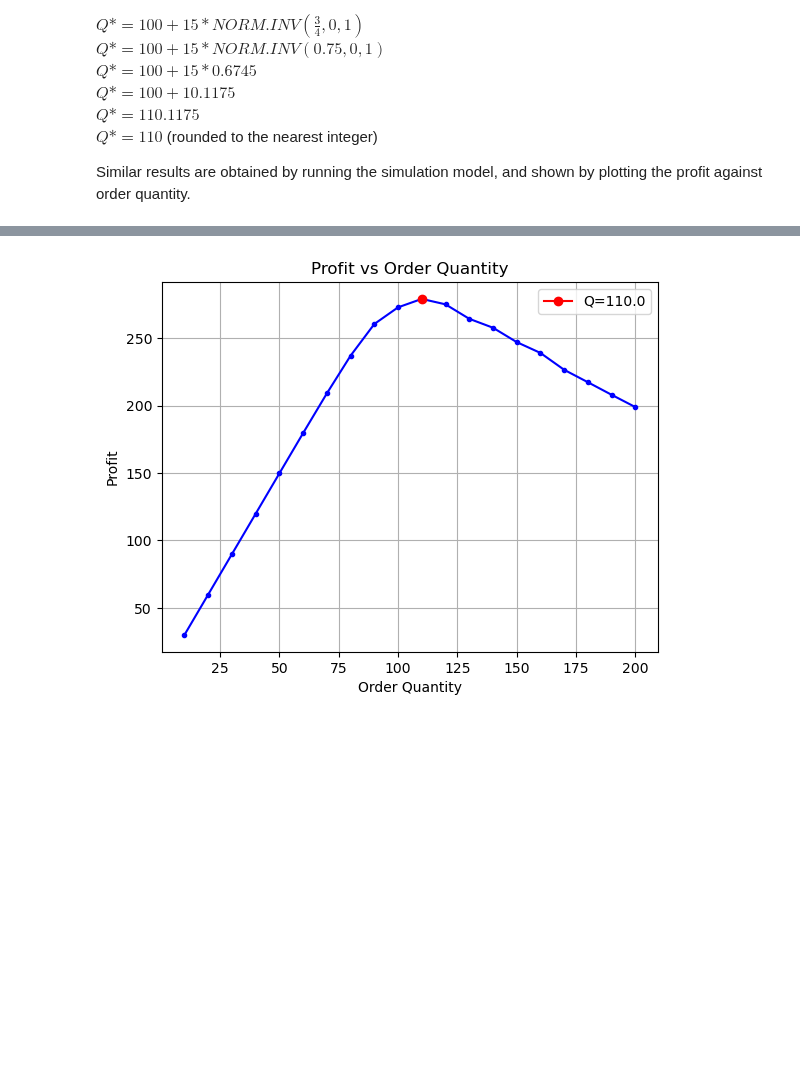
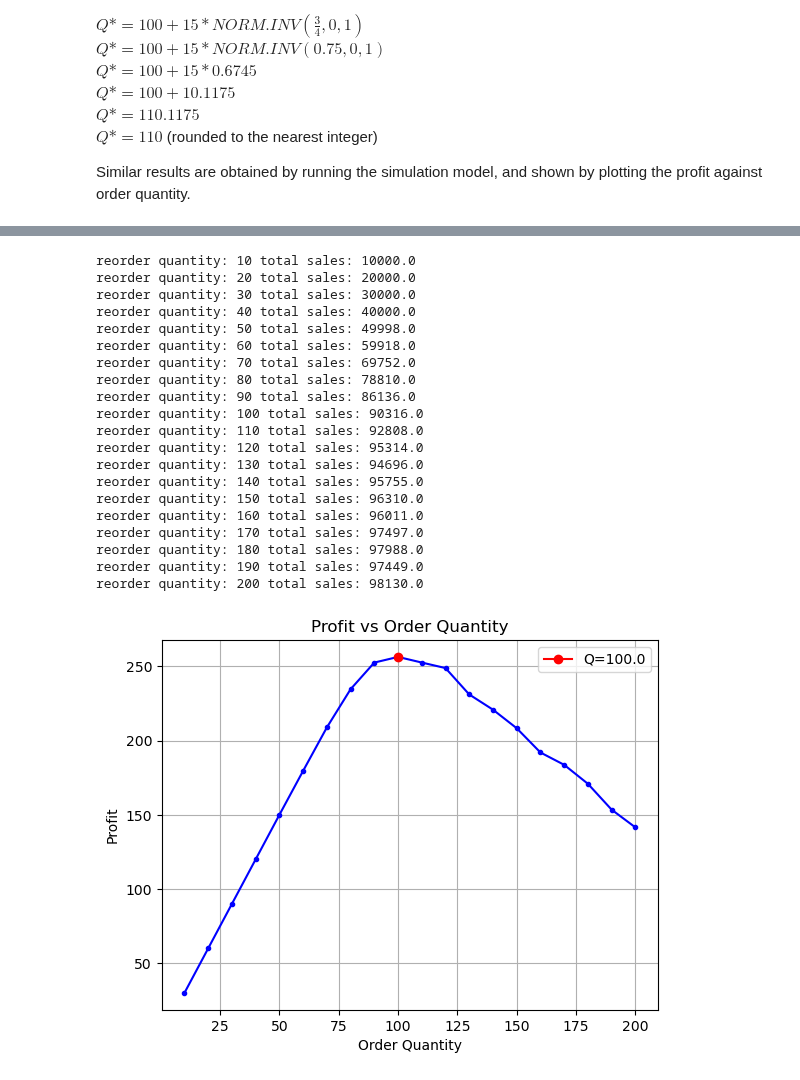
Before and after one commit to SupplyChainSimulation/SupplyNetPy, a Jupyter notebook: examples/ex8_newvwndor.ipynb, the cells around one changed output, grey strips where cells are left out. Drawn from its saved outputs; the diff is of its cells as text; code cells hidden in the pictures; blank space fills up the shorter version.

```diff
--- a/examples/ex8_newvwndor.ipynb
+++ b/examples/ex8_newvwndor.ipynb
@@ -95,6 +103,4 @@ plt.show()
 # %%
-import simpy
-import SupplyNetPy.Components as scm
 
 cost_arr = []
 profit_arr = []
@@ -119,32 +125,55 @@ for order_quantity in range(10, 201, 10):
 
     link1 = scm.Link(env=env,ID="l1", source=supplier1, sink=newsvendor1, cost=100, lead_time=lambda: 0)
 
     demand1 = scm.Demand(env=env,ID="d1", name="demand_d1",
-                        order_arrival_model=lambda: 1.00001,
+                        order_arrival_model=lambda: 1,
                         order_quantity_model=normal_quantity, demand_node=newsvendor1,
                         tolerance=0.2)
 
     scm.global_logger.enable_logging(log_to_file=False,log_to_screen=False)
+    if(order_quantity == 60):
+        scm.global_logger.enable_logging(log_to_file=True,log_to_screen=False)
     env.run(until=num_samples)
 
     # Calculate the cost and profit
     daily_sales = np.array(newsvendor1.products_sold_daily)
+    print("reorder quantity:", order_quantity, "total sales:", sum(daily_sales[:,1]))
     if(newsvendor1.inventory.inventory.waste): # see if there is any waste
         wasted_inventory = np.array(newsvendor1.inventory.inventory.waste)
     else:
         wasted_inventory = np.array([[0,0]])
     everyday_profit = (sum(daily_sales[:,1])*(sell_price) + sum(wasted_inventory[:,1])*salvage - order_quantity*num_samples*cost)/num_samples
     profit_arr.append([order_quantity,everyday_profit])
 
 profit_arr = np.array(profit_arr)
 Q = np.argmax(profit_arr[:,1])
 plt.plot(profit_arr[:,0], profit_arr[:,1], marker='.', linestyle='-', color='b')
 plt.plot(profit_arr[Q,0], profit_arr[Q,1], marker='o', linestyle='-', color='r', label=f'Q={profit_arr[Q,0]}')
 plt.xlabel('Order Quantity')
 plt.ylabel('Profit')
 plt.title('Profit vs Order Quantity')
 plt.legend()
 plt.grid()
 plt.show()
 # %% [output]
+reorder quantity: 10 total sales: 10000.0
+reorder quantity: 20 total sales: 20000.0
+reorder quantity: 30 total sales: 30000.0
+reorder quantity: 40 total sales: 40000.0
+reorder quantity: 50 total sales: 49998.0
+reorder quantity: 60 total sales: 59918.0
+reorder quantity: 70 total sales: 69752.0
+reorder quantity: 80 total sales: 78810.0
+reorder quantity: 90 total sales: 86136.0
+reorder quantity: 100 total sales: 90316.0
+reorder quantity: 110 total sales: 92808.0
+reorder quantity: 120 total sales: 95314.0
+reorder quantity: 130 total sales: 94696.0
+reorder quantity: 140 total sales: 95755.0
+reorder quantity: 150 total sales: 96310.0
+reorder quantity: 160 total sales: 96011.0
+reorder quantity: 170 total sales: 97497.0
+reorder quantity: 180 total sales: 97988.0
+reorder quantity: 190 total sales: 97449.0
+reorder quantity: 200 total sales: 98130.0
-[figure, old version]
+[figure, new version]
```
Also changed, not shown: parts of 2 cells of this notebook, 15 other files.
